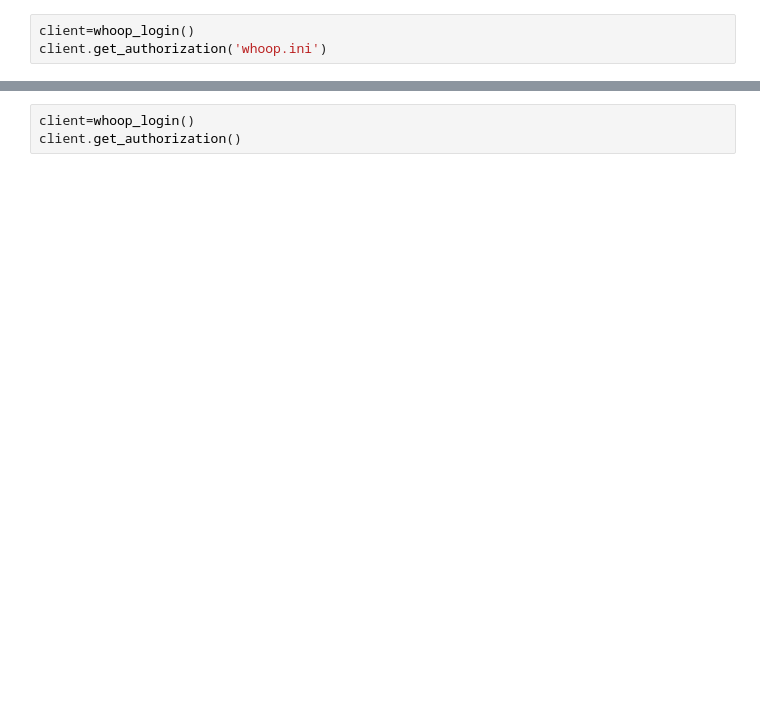
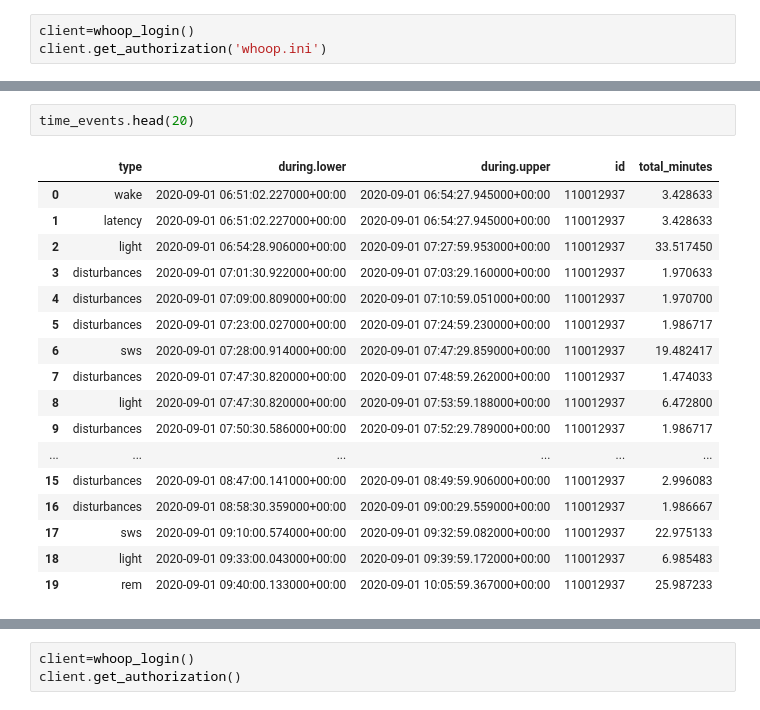
Before and after one commit to irickman/WHOOP-Strava-data, a Jupyter notebook: Getting WHOOP data.ipynb, the cells around one changed output, grey strips where cells are left out. Saved outputs shown, nothing was run; the diff lists cells and outputs as text; blank space fills up the shorter version.

```diff
--- a/Getting WHOOP data.ipynb
+++ b/Getting WHOOP data.ipynb
@@ -336,0 +625,20 @@ activities=client.get_all_activities()
+# %%
+time_events.head(20)
+# %% [output]
+|  | type | during.lower | during.upper | id | total_minutes |
+| 0 | wake | 2020-09-01 06:51:02.227000+00:00 | 2020-09-01 06:54:27.945000+00:00 | 110012937 | 3.428633 |
+| 1 | latency | 2020-09-01 06:51:02.227000+00:00 | 2020-09-01 06:54:27.945000+00:00 | 110012937 | 3.428633 |
+| 2 | light | 2020-09-01 06:54:28.906000+00:00 | 2020-09-01 07:27:59.953000+00:00 | 110012937 | 33.517450 |
+| 3 | disturbances | 2020-09-01 07:01:30.922000+00:00 | 2020-09-01 07:03:29.160000+00:00 | 110012937 | 1.970633 |
+| 4 | disturbances | 2020-09-01 07:09:00.809000+00:00 | 2020-09-01 07:10:59.051000+00:00 | 110012937 | 1.970700 |
+| 5 | disturbances | 2020-09-01 07:23:00.027000+00:00 | 2020-09-01 07:24:59.230000+00:00 | 110012937 | 1.986717 |
+| 6 | sws | 2020-09-01 07:28:00.914000+00:00 | 2020-09-01 07:47:29.859000+00:00 | 110012937 | 19.482417 |
+| 7 | disturbances | 2020-09-01 07:47:30.820000+00:00 | 2020-09-01 07:48:59.262000+00:00 | 110012937 | 1.474033 |
+| 8 | light | 2020-09-01 07:47:30.820000+00:00 | 2020-09-01 07:53:59.188000+00:00 | 110012937 | 6.472800 |
+| 9 | disturbances | 2020-09-01 07:50:30.586000+00:00 | 2020-09-01 07:52:29.789000+00:00 | 110012937 | 1.986717 |
+| ... | ... | ... | ... | ... | ... |
+| 15 | disturbances | 2020-09-01 08:47:00.141000+00:00 | 2020-09-01 08:49:59.906000+00:00 | 110012937 | 2.996083 |
+| 16 | disturbances | 2020-09-01 08:58:30.359000+00:00 | 2020-09-01 09:00:29.559000+00:00 | 110012937 | 1.986667 |
+| 17 | sws | 2020-09-01 09:10:00.574000+00:00 | 2020-09-01 09:32:59.082000+00:00 | 110012937 | 22.975133 |
+| 18 | light | 2020-09-01 09:33:00.043000+00:00 | 2020-09-01 09:39:59.172000+00:00 | 110012937 | 6.985483 |
+| 19 | rem | 2020-09-01 09:40:00.133000+00:00 | 2020-09-01 10:05:59.367000+00:00 | 110012937 | 25.987233 |
```
Also changed, not shown: parts of 34 cells of this notebook.
